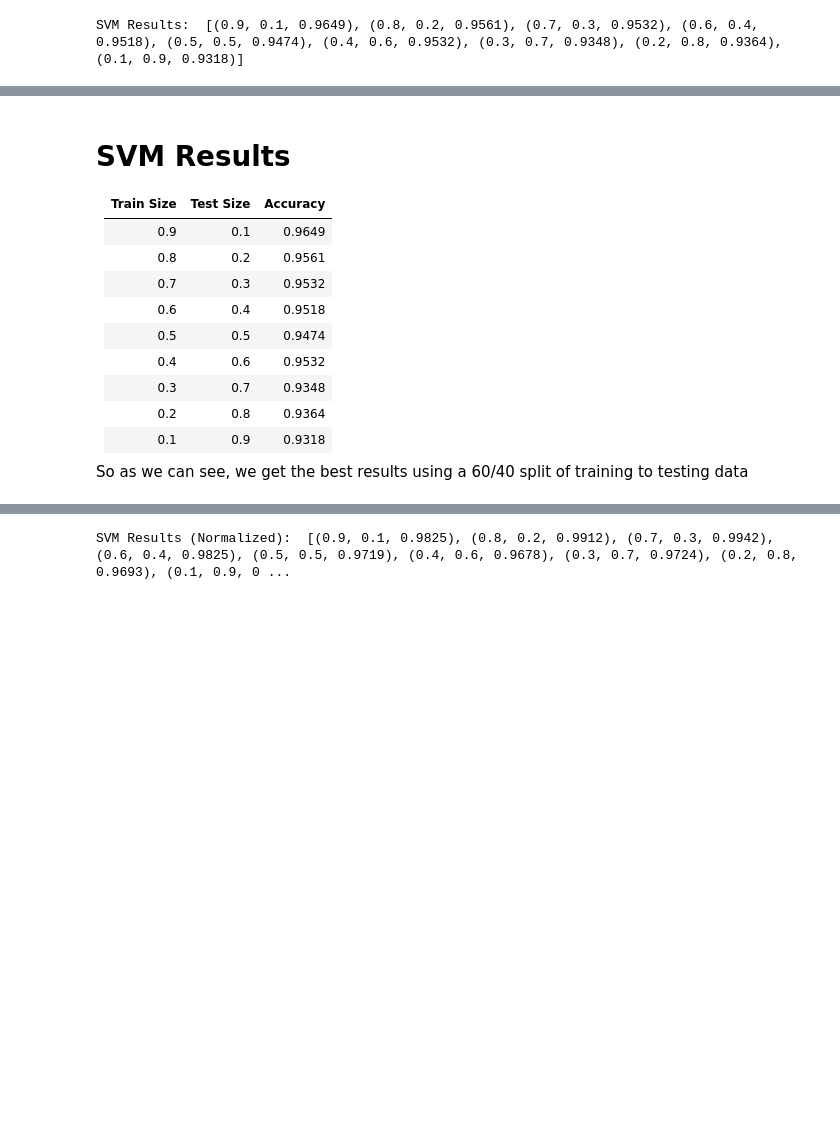
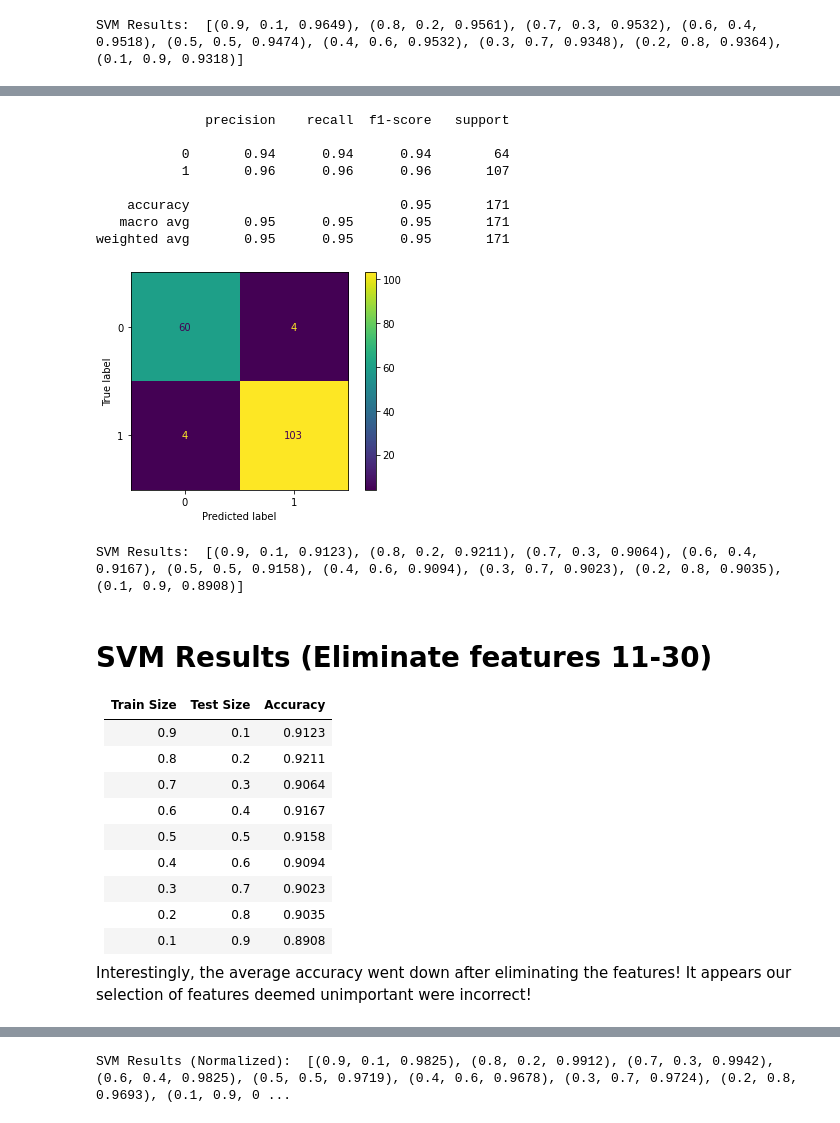
Before and after one commit to evyip18/breast_cancer_classification_project, a Jupyter notebook: ML Project.ipynb, the cells around one changed output, grey strips where cells are left out. Cells and saved outputs as stored; diff of their text form; code cells hidden in the pictures; blank space fills up the shorter version.

```diff
--- a/ML Project.ipynb
+++ b/ML Project.ipynb
@@ -106,15 +125,67 @@ SVM Results:  [(0.9, 0.1, 0.9649), (0.8, 0.2, 0.9561), (0.7, 0.3, 0.9532), (0.6,
+# %%
+# Have a look at the confusion matirix for a 70/30 split
+X_train, X_test, y_train, y_test = train_test_split(X, y, test_size = 0.3, random_state=20)
+
+# Now for SVM training
+svc_model = SVC(kernel='linear')
+svc_model.fit(X_train, y_train)
+
+# Predict using model
+y_pred = svc_model.predict(X_test)
+
+# Plot confusion matrix
+plot_confusion_matrix(svc_model, X_test, y_test)
+
+# Show classification report
+print(classification_report(y_test, y_pred))
+# %% [output]
+              precision    recall  f1-score   support
+
+           0       0.94      0.94      0.94        64
+           1       0.96      0.96      0.96       107
+
+    accuracy                           0.95       171
+   macro avg       0.95      0.95      0.95       171
+weighted avg       0.95      0.95      0.95       171
+[figure, added]
+# %%
+# Attempt to manually drop columns. (Feature elimination)
+X = cancer_data.data.drop(columns=cancer_data.feature_names[10:],axis=1)
+y = cancer_data.target
+
+results = []
+
+# Let test size vary from 10% to 90% of dataset
+test_size_range = [x * 0.1 for x in range(1, 10)]
+
+for size in test_size_range:
+    train_size = 1 - size
+    X_train, X_test, y_train, y_test = train_test_split(X, y, test_size = size, random_state=20)
+
+    # Now for SVM training
+    svc_model = SVC(kernel='linear')
+    svc_model.fit(X_train, y_train)
+
+    # Predict using model
+    y_pred = svc_model.predict(X_test)
+    accuracy = accuracy_score(y_test, y_pred)
+    results.append( (round(train_size,1), round(size,1), round(accuracy,4)) )
+
+print("SVM Results: ", results)
+# %% [output]
+SVM Results:  [(0.9, 0.1, 0.9123), (0.8, 0.2, 0.9211), (0.7, 0.3, 0.9064), (0.6, 0.4, 0.9167), (0.5, 0.5, 0.9158), (0.4, 0.6, 0.9094), (0.3, 0.7, 0.9023), (0.2, 0.8, 0.9035), (0.1, 0.9, 0.8908)]
 # %% [markdown]
-# SVM Results
+# SVM Results (Eliminate features 11-30)
 | Train Size | Test Size | Accuracy |
 | --- | --- | --- |
-| 0.9 | 0.1 | 0.9649 |
-| 0.8 | 0.2 | 0.9561 |
-| 0.7 | 0.3 | 0.9532 |
-| 0.6 | 0.4 | 0.9518 |
-| 0.5 | 0.5 | 0.9474 |
-| 0.4 | 0.6 | 0.9532 |
-| 0.3 | 0.7 | 0.9348 |
-| 0.2 | 0.8 | 0.9364 |
-| 0.1 | 0.9 | 0.9318 |
+| 0.9 | 0.1 | 0.9123 |
+| 0.8 | 0.2 | 0.9211 |
+| 0.7 | 0.3 | 0.9064 |
+| 0.6 | 0.4 | 0.9167 |
+| 0.5 | 0.5 | 0.9158 |
+| 0.4 | 0.6 | 0.9094 |
+| 0.3 | 0.7 | 0.9023 |
+| 0.2 | 0.8 | 0.9035 |
+| 0.1 | 0.9 | 0.8908 |
 
-So as we can see, we get the best results using a 60/40 split of training to testing data
+Interestingly, the average accuracy went down after eliminating the features! It appears our selection of features deemed unimportant were incorrect!
```
Also changed, not shown: parts of 12 cells of this notebook.
